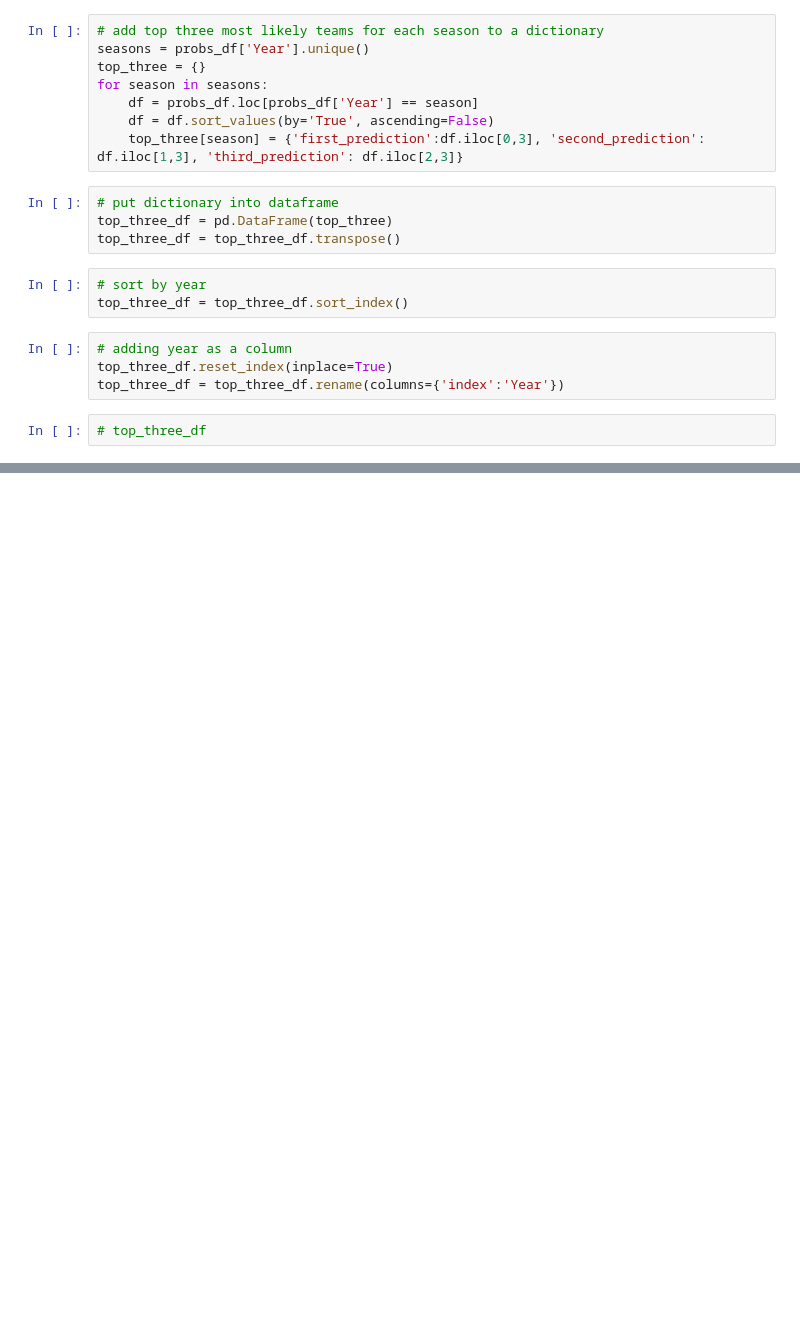
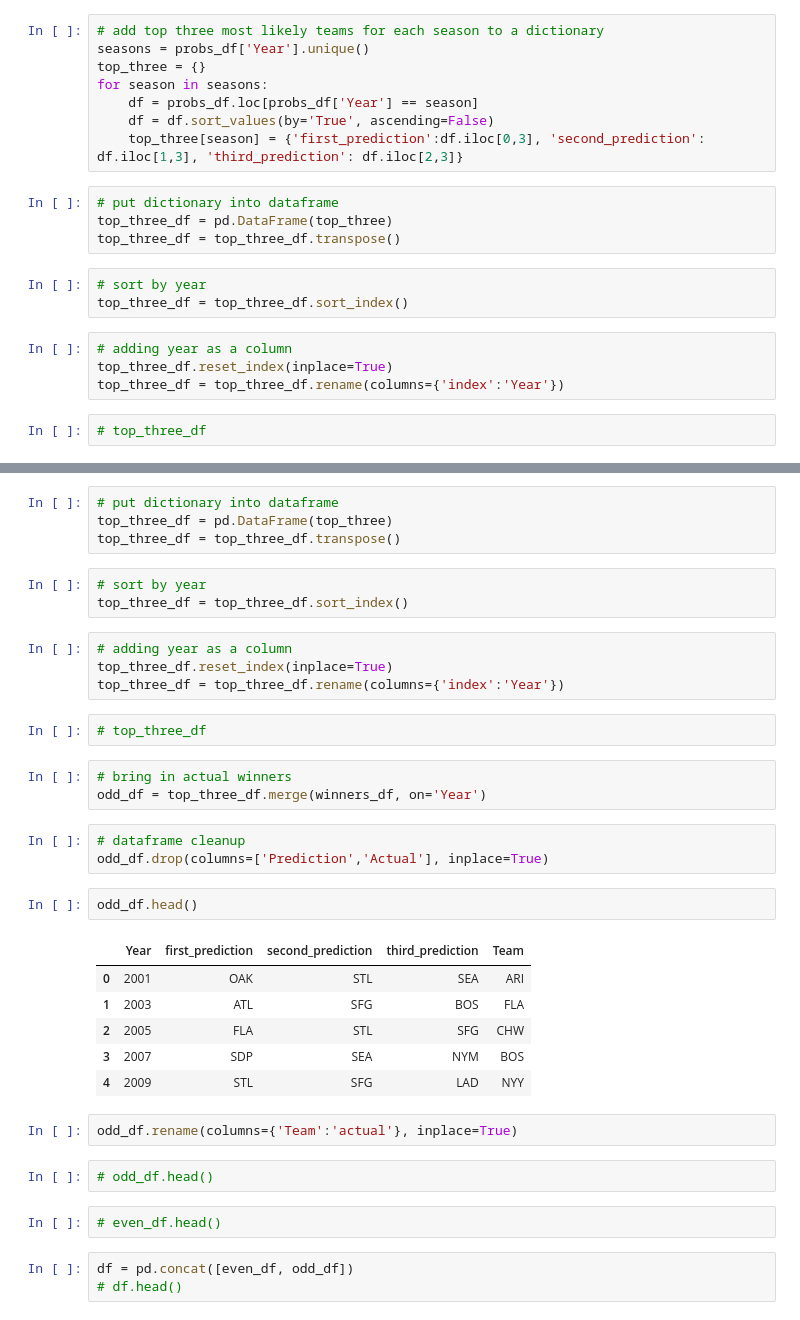
Before and after one commit to rileyfritz/final-project-MLB, a Jupyter notebook: neural_network.ipynb, the cells around one changed output, grey strips where cells are left out. Saved outputs shown, nothing was run; the diff lists cells and outputs as text; blank space fills up the shorter version.

```diff
--- a/neural_network.ipynb
+++ b/neural_network.ipynb
@@ -264,0 +475,37 @@ df.to_json('nn_predictions.js')
+# %%
+# put dictionary into dataframe
+top_three_df = pd.DataFrame(top_three)
+top_three_df = top_three_df.transpose()
+# %%
+# sort by year
+top_three_df = top_three_df.sort_index()
+# %%
+# adding year as a column
+top_three_df.reset_index(inplace=True)
+top_three_df = top_three_df.rename(columns={'index':'Year'})
+# %%
+# top_three_df
+# %%
+# bring in actual winners
+odd_df = top_three_df.merge(winners_df, on='Year')
+# %%
+# dataframe cleanup
+odd_df.drop(columns=['Prediction','Actual'], inplace=True)
+# %%
+odd_df.head()
+# %% [output]
+|  | Year | first_prediction | second_prediction | third_prediction | Team |
+| 0 | 2001 | OAK | STL | SEA | ARI |
+| 1 | 2003 | ATL | SFG | BOS | FLA |
+| 2 | 2005 | FLA | STL | SFG | CHW |
+| 3 | 2007 | SDP | SEA | NYM | BOS |
+| 4 | 2009 | STL | SFG | LAD | NYY |
+# %%
+odd_df.rename(columns={'Team':'actual'}, inplace=True)
+# %%
+# odd_df.head()
+# %%
+# even_df.head()
+# %%
+df = pd.concat([even_df, odd_df])
+# df.head()
```
Also changed, not shown: parts of 49 cells of this notebook, 3 other files.
